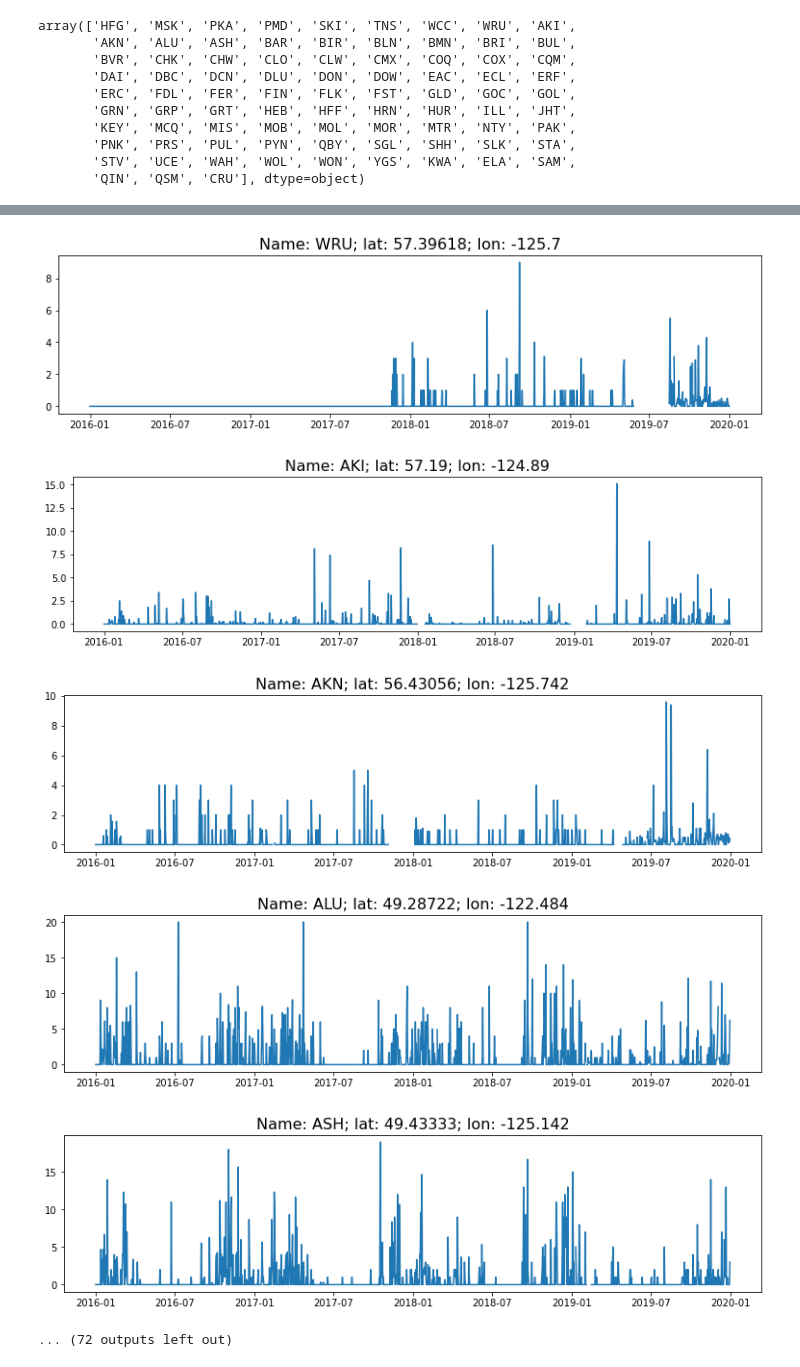
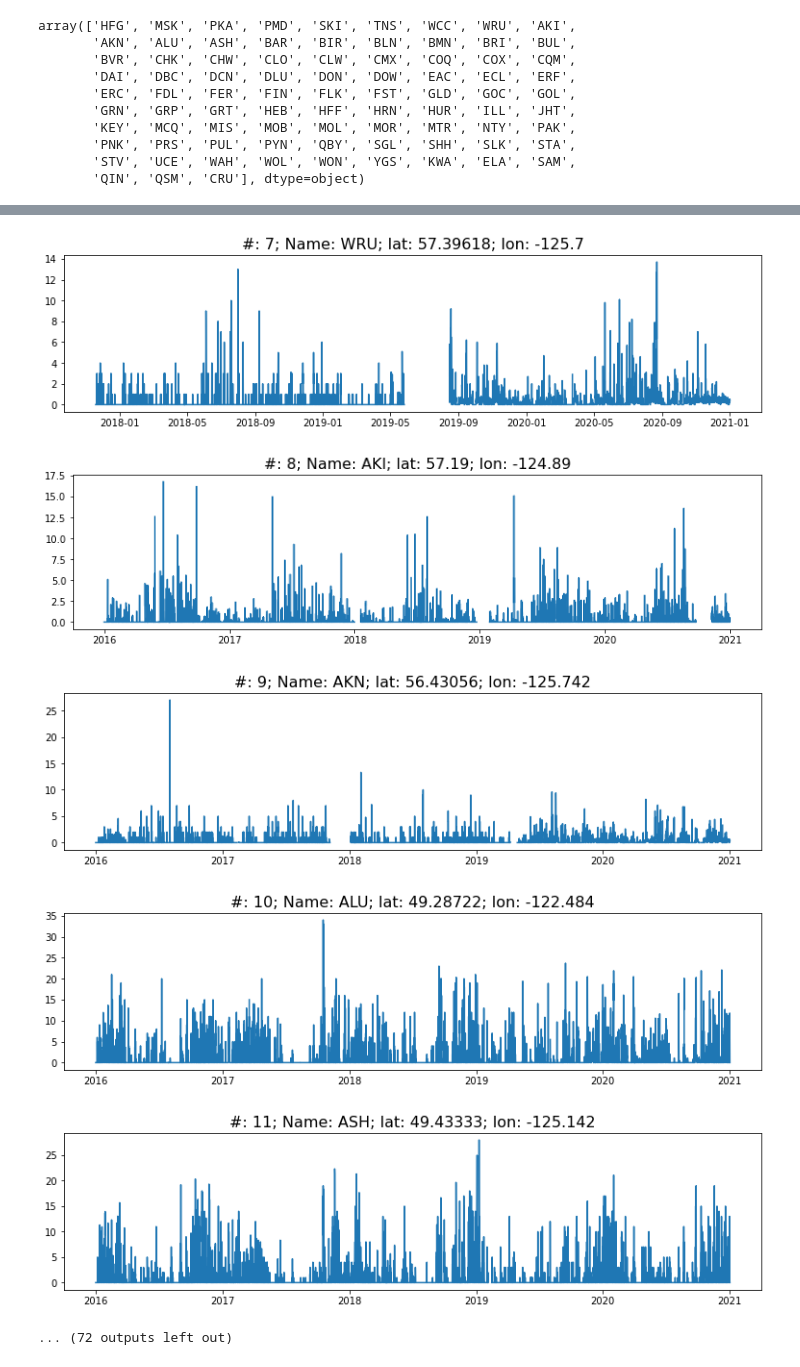
Before and after one commit to yingkaisha/JTECH-D-20-0081, a Jupyter notebook: notebook_figures/BCH_obs_checking.ipynb, the cells around one changed output, grey strips where cells are left out. Saved outputs shown, nothing was run; the diff lists cells and outputs as text; code cells hidden in the pictures.

```diff
--- a/notebook_figures/BCH_obs_checking.ipynb
+++ b/notebook_figures/BCH_obs_checking.ipynb
@@ -19,7 +21,7 @@ import matplotlib.pyplot as plt
 # %%
 with h5py.File(save_dir+'BCH_ERA5_3H_verif.hdf', 'r') as h5io:
     stn_flag = h5io['stn_flag'][...] # <--- stations within watersheds
-    BCH_obs = h5io['BCH_obs'][...]
+    BCH_obs = h5io['BCH_obs_series'][...]
     ERA5_obs = h5io['ERA5_obs'][...]
 # %%
 with pd.HDFStore(BACKUP_dir+'BCH_85_metadata.hdf', 'r') as hdf_temp:
@@ -42,12 +44,12 @@ array(['HFG', 'MSK', 'PKA', 'PMD', 'SKI', 'TNS', 'WCC', 'WRU', 'AKI',
        'STV', 'UCE', 'WAH', 'WOL', 'WON', 'YGS', 'KWA', 'ELA', 'SAM',
        'QIN', 'QSM', 'CRU'], dtype=object)
 # %%
-N_days = 366 + 365*3
+N_days = 366 + 365*4 + 1
 date_base = datetime(2016, 1, 1)
-date_list = [date_base + timedelta(days=x) for x in np.arange(N_days, dtype=np.float)]
+date_list = [date_base + timedelta(hours=x) for x in np.arange(0, N_days*24, 3, dtype=np.float)]
 # %%
 for i in range(len(stn_code)):
     plt.figure(figsize=(13, 3))
-    plt.plot(date_list, BCH_obs[:, 0, i])
-    plt.title('Name: {}; lat: {}; lon: {}'.format(stn_code[i], stn_lat[i], stn_lon[i]), fontsize=16)
+    plt.plot(date_list, BCH_obs[:, i])
+    plt.title('#: {}; Name: {}; lat: {}; lon: {}'.format(i, stn_code[i], stn_lat[i], stn_lon[i]), fontsize=16)
 # %% [output]
@@ -61,6 +63,6 @@ for i in range(len(stn_code)):
-[figure, old version]
+[figure, new version]
-[figure, old version]
+[figure, new version]
-[figure, old version]
+[figure, new version]
-[figure, old version]
+[figure, new version]
-[figure, old version]
+[figure, new version]
 ... (72 outputs left out)
```
Also changed, not shown: parts of 2 cells of this notebook.
